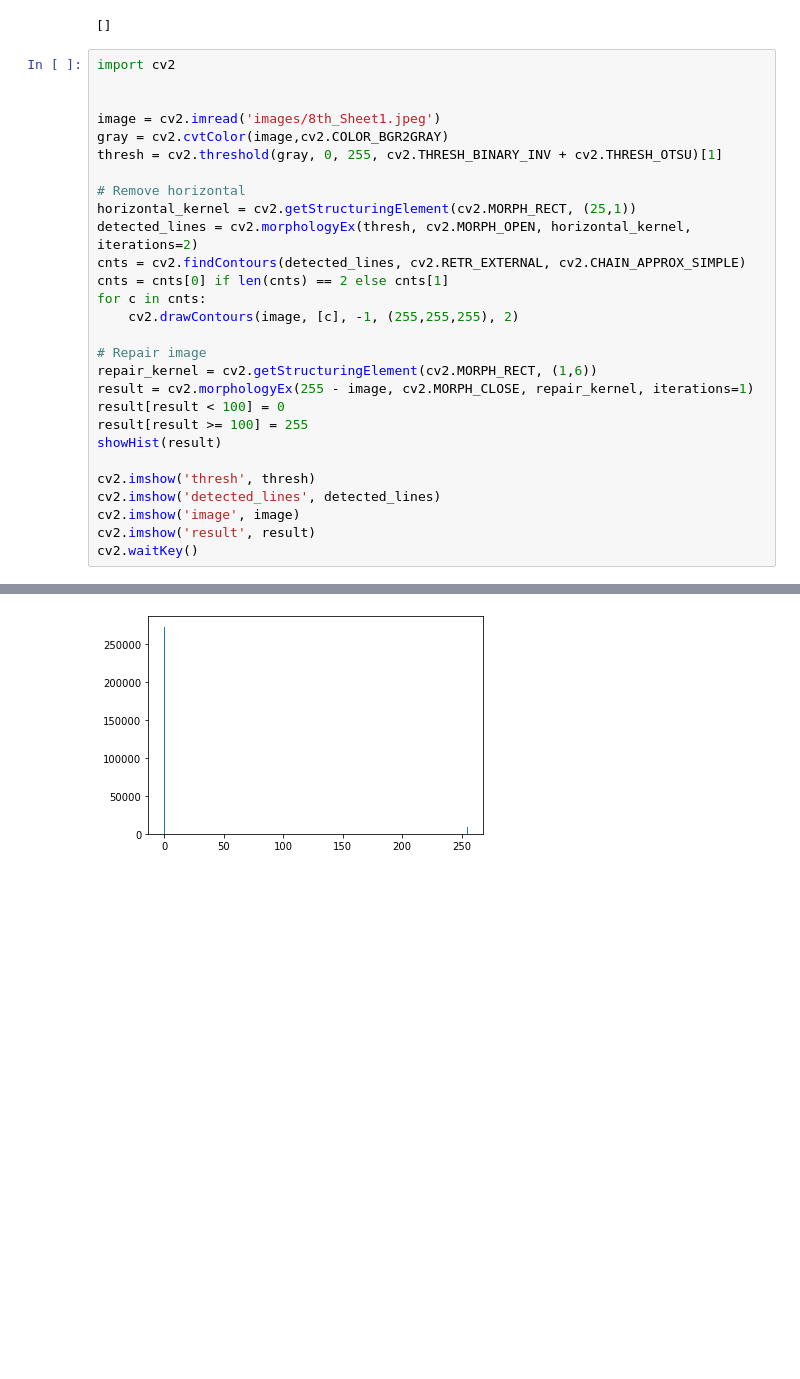
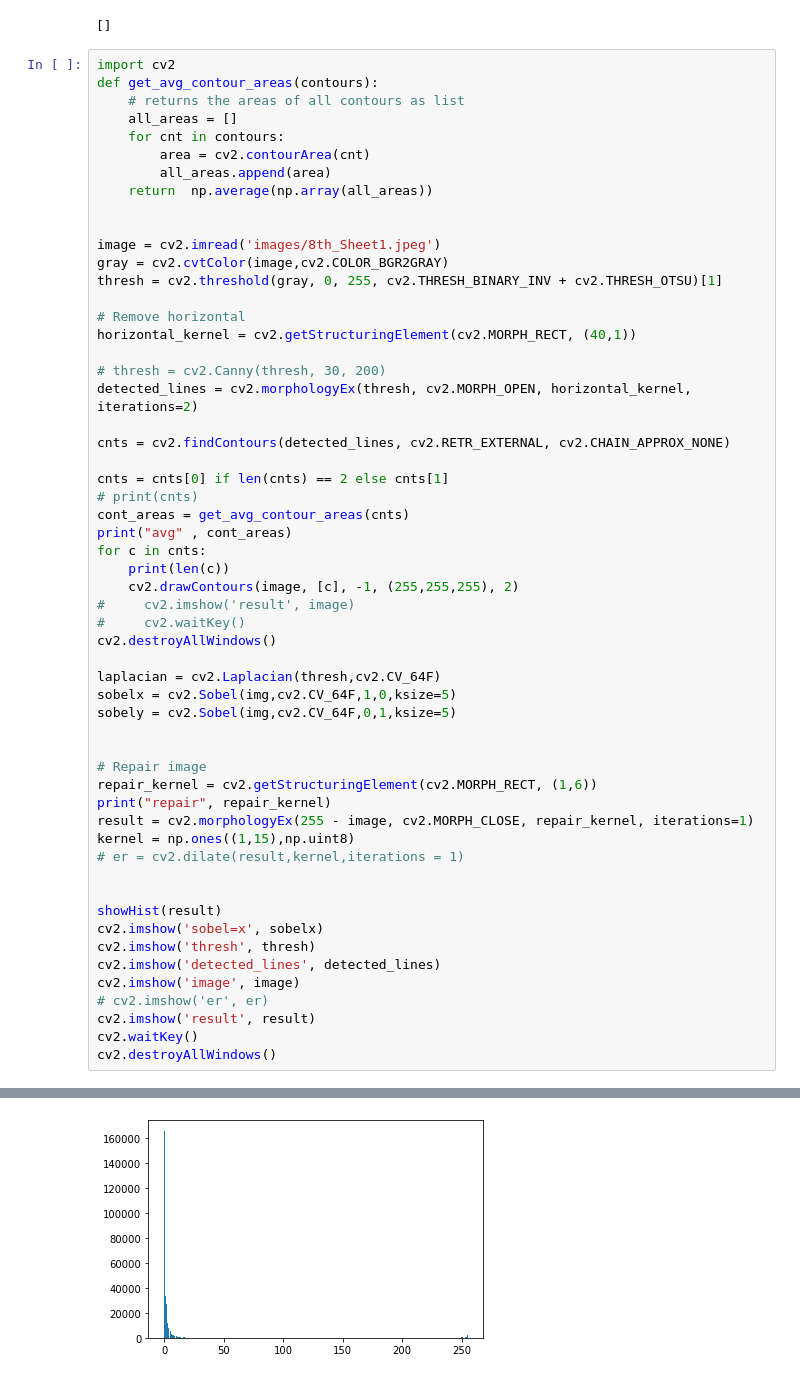
Before and after one commit to marait123/music-notes-reader, a Jupyter notebook: part1.ipynb, the cells around one changed output, grey strips where cells are left out. Cells and saved outputs as stored; diff of their text form; blank space fills up the shorter version.

```diff
--- a/part1.ipynb
+++ b/part1.ipynb
@@ -326,6 +359,13 @@ viewer.show()
 []
 # %%
 import cv2
+def get_avg_contour_areas(contours):
+    # returns the areas of all contours as list
+    all_areas = []
+    for cnt in contours:
+        area = cv2.contourArea(cnt)
+        all_areas.append(area)
+    return  np.average(np.array(all_areas))
 
 
 image = cv2.imread('images/8th_Sheet1.jpeg')
@@ -333,23 +373,44 @@ gray = cv2.cvtColor(image,cv2.COLOR_BGR2GRAY)
 thresh = cv2.threshold(gray, 0, 255, cv2.THRESH_BINARY_INV + cv2.THRESH_OTSU)[1]
 
 # Remove horizontal
-horizontal_kernel = cv2.getStructuringElement(cv2.MORPH_RECT, (25,1))
+horizontal_kernel = cv2.getStructuringElement(cv2.MORPH_RECT, (40,1))
+
+# thresh = cv2.Canny(thresh, 30, 200)
 detected_lines = cv2.morphologyEx(thresh, cv2.MORPH_OPEN, horizontal_kernel, iterations=2)
-cnts = cv2.findContours(detected_lines, cv2.RETR_EXTERNAL, cv2.CHAIN_APPROX_SIMPLE)
+
+cnts = cv2.findContours(detected_lines, cv2.RETR_EXTERNAL, cv2.CHAIN_APPROX_NONE)
+
 cnts = cnts[0] if len(cnts) == 2 else cnts[1]
+# print(cnts)
+cont_areas = get_avg_contour_areas(cnts)
+print("avg" , cont_areas)
 for c in cnts:
+    print(len(c))
     cv2.drawContours(image, [c], -1, (255,255,255), 2)
+#     cv2.imshow('result', image)
+#     cv2.waitKey()
+cv2.destroyAllWindows()
+
+laplacian = cv2.Laplacian(thresh,cv2.CV_64F)
+sobelx = cv2.Sobel(img,cv2.CV_64F,1,0,ksize=5)
+sobely = cv2.Sobel(img,cv2.CV_64F,0,1,ksize=5)
+
 
 # Repair image
 repair_kernel = cv2.getStructuringElement(cv2.MORPH_RECT, (1,6))
+print("repair", repair_kernel)
 result = cv2.morphologyEx(255 - image, cv2.MORPH_CLOSE, repair_kernel, iterations=1)
-result[result < 100] = 0
-result[result >= 100] = 255
+kernel = np.ones((1,15),np.uint8)
+# er = cv2.dilate(result,kernel,iterations = 1)
+
+
 showHist(result)
-
+cv2.imshow('sobel=x', sobelx)
 cv2.imshow('thresh', thresh)
 cv2.imshow('detected_lines', detected_lines)
 cv2.imshow('image', image)
+# cv2.imshow('er', er)
 cv2.imshow('result', result)
 cv2.waitKey()
+cv2.destroyAllWindows()
 # %% [output]
@@ -357,4 +434,4 @@ cv2.waitKey()
-[figure, old version]
+[figure, new version]
 # %%
 m = [[0, 39, 10, 119], [18, 26, 17, 38], [814, 837, 20, 85], [409, 413, 32, 92], [721, 726, 32, 92], [1034, 1039, 32, 92], [59, 83, 33, 58], [118, 140, 36, 101], [188, 211, 36, 101], [258, 282, 36, 101], [431, 454, 36, 101], [501, 524, 36, 101], [571, 594, 36, 101], [744, 767, 36, 101], [66, 72, 42, 49], [954, 978, 48, 109], [877, 913, 53, 118], [5, 19, 54, 88], [59, 83, 65, 90], [17, 25, 70, 86], [28, 33, 71, 86], [66, 71, 75, 82], [1053, 1081, 85, 101], [577, 587, 87, 99], [1063, 1071, 87, 99], [265, 274, 88, 98]]
 def x_min(shape):
```
Also changed, not shown: parts of 13 cells of this notebook, 10 other files.
